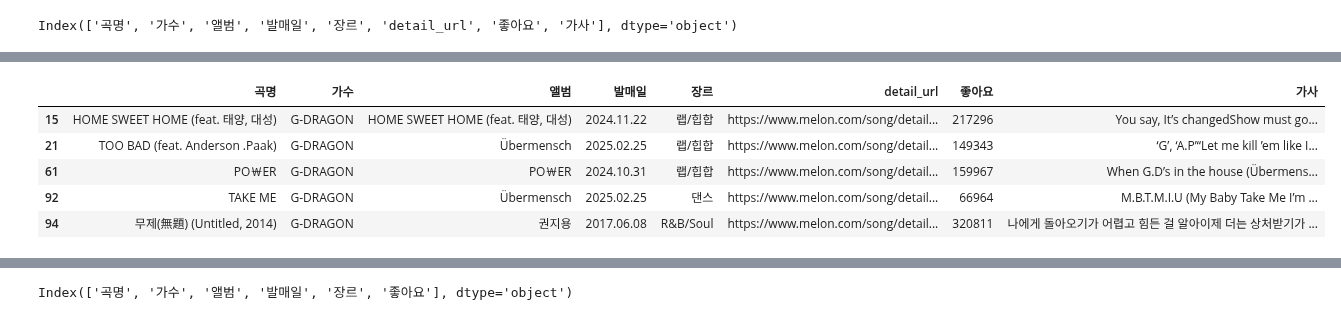
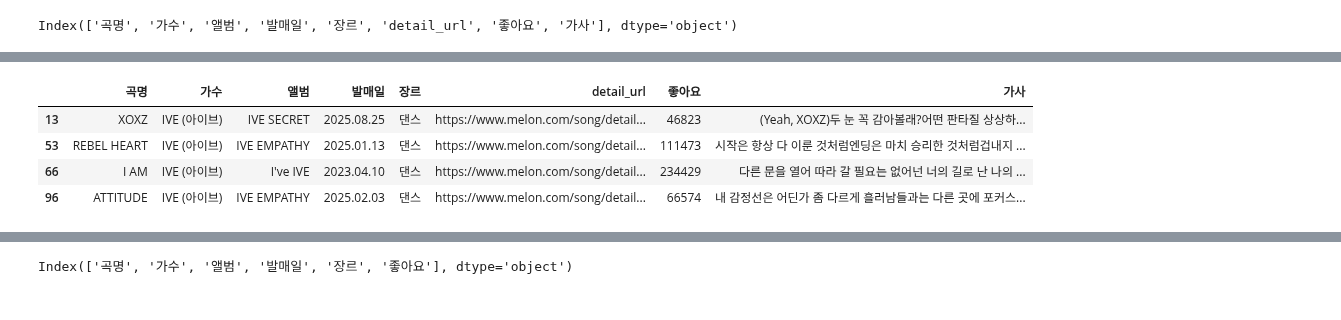
Before and after one commit to mysoyul/Python_WebScraping_Analysis_202511, a Jupyter notebook: 04.Melon100차트_데이터파싱_DB저장.ipynb, the cells around one changed output, grey strips where cells are left out. Saved outputs shown, nothing was run; the diff lists cells and outputs as text; code cells hidden in the pictures.

```diff
--- a/04.Melon100차트_데이터파싱_DB저장.ipynb
+++ b/04.Melon100차트_데이터파싱_DB저장.ipynb
@@ -292,13 +289,12 @@ R&B/Soul           1
 Name: count, dtype: int64
 # %%
 # 특정 가수의 노래 정보 출력하기
-song_df.loc[song_df['가수'] == 'G-DRAGON']
+song_df.loc[song_df['가수'] == 'IVE (아이브)']
 # %% [output]
 |  | 곡명 | 가수 | 앨범 | 발매일 | 장르 | detail_url | 좋아요 | 가사 |
-| 15 | HOME SWEET HOME (feat. 태양, 대성) | G-DRAGON | HOME SWEET HOME (feat. 태양, 대성) | 2024.11.22 | 랩/힙합 | https://www.melon.com/song/detail... | 217296 | You say, It’s changedShow must go... |
-| 21 | TOO BAD (feat. Anderson .Paak) | G-DRAGON | Übermensch | 2025.02.25 | 랩/힙합 | https://www.melon.com/song/detail... | 149343 | ‘G’, ‘A.P’“Let me kill ’em like I... |
-| 61 | PO￦ER | G-DRAGON | PO￦ER | 2024.10.31 | 랩/힙합 | https://www.melon.com/song/detail... | 159967 | When G.D’s in the house (Übermens... |
-| 92 | TAKE ME | G-DRAGON | Übermensch | 2025.02.25 | 댄스 | https://www.melon.com/song/detail... | 66964 | M.B.T.M.I.U (My Baby Take Me I’m ... |
-| 94 | 무제(無題) (Untitled, 2014) | G-DRAGON | 권지용 | 2017.06.08 | R&B/Soul | https://www.melon.com/song/detail... | 320811 | 나에게 돌아오기가 어렵고 힘든 걸 알아이제 더는 상처받기가 ... |
+| 13 | XOXZ | IVE (아이브) | IVE SECRET | 2025.08.25 | 댄스 | https://www.melon.com/song/detail... | 46823 | (Yeah, XOXZ)두 눈 꼭 감아볼래?어떤 판타질 상상하... |
+| 53 | REBEL HEART | IVE (아이브) | IVE EMPATHY | 2025.01.13 | 댄스 | https://www.melon.com/song/detail... | 111473 | 시작은 항상 다 이룬 것처럼엔딩은 마치 승리한 것처럼겁내지 ... |
+| 66 | I AM | IVE (아이브) | I've IVE | 2023.04.10 | 댄스 | https://www.melon.com/song/detail... | 234429 | 다른 문을 열어 따라 갈 필요는 없어넌 너의 길로 난 나의 ... |
+| 96 | ATTITUDE | IVE (아이브) | IVE EMPATHY | 2025.02.03 | 댄스 | https://www.melon.com/song/detail... | 66574 | 내 감정선은 어딘가 좀 다르게 흘러남들과는 다른 곳에 포커스... |
 # %%
 # 특정 가수의 노래 정보 출력하기 ('곡명','장르','발매일')
```
Also changed, not shown: parts of 10 cells of this notebook.
